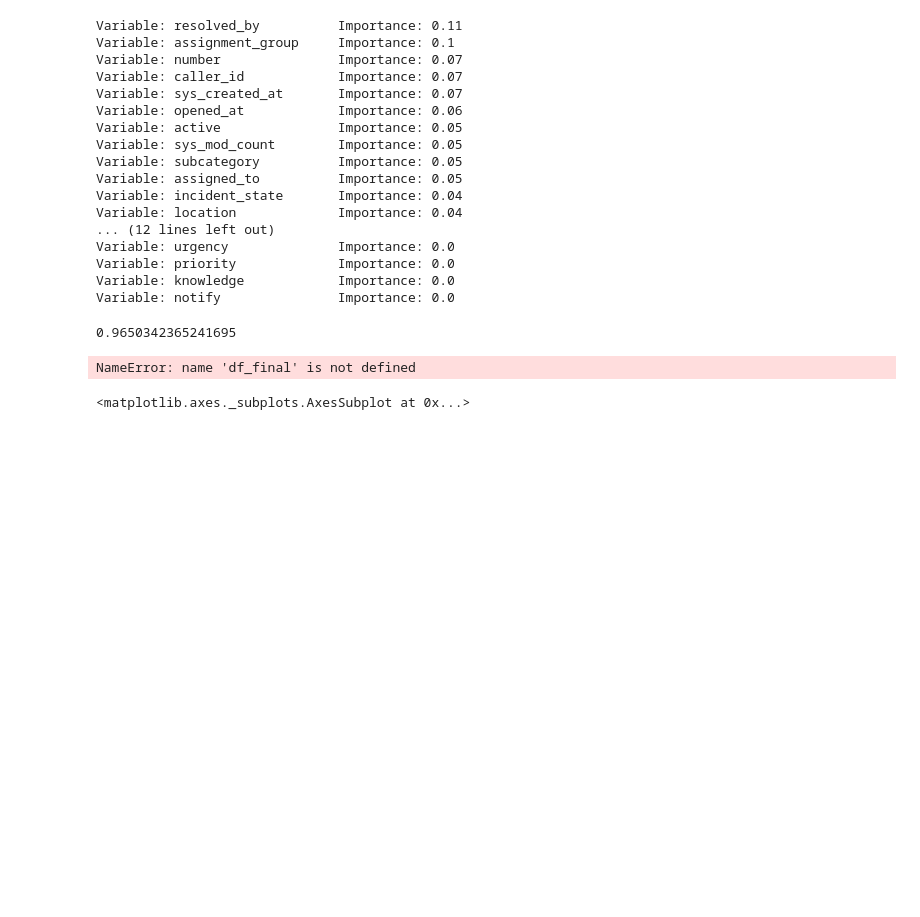
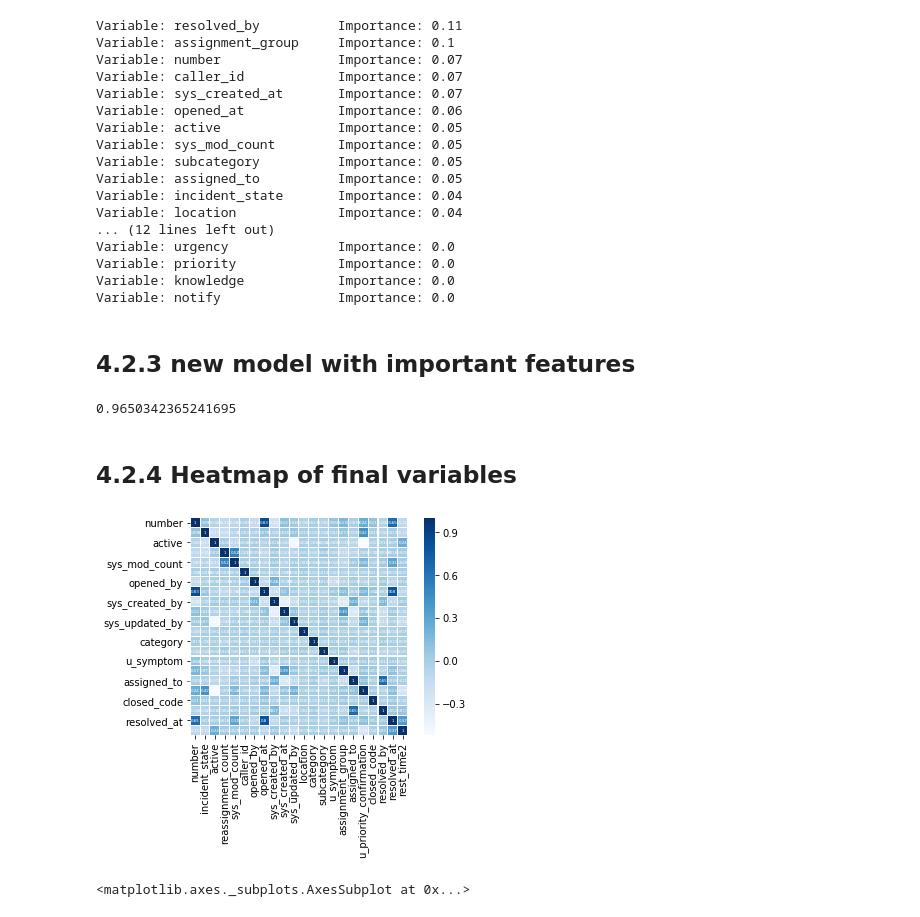
Before and after one commit to unclestay/ESILV---Python-for-data-analysis---devoir-2020, a Jupyter notebook: project.ipynb, the cells around one changed output. Drawn from its saved outputs; the diff is of its cells as text; code cells hidden in the pictures; blank space fills up the shorter version.

```diff
--- a/project.ipynb
+++ b/project.ipynb
@@ -696,6 +663,8 @@ Variable: urgency              Importance: 0.0
 Variable: priority             Importance: 0.0
 Variable: knowledge            Importance: 0.0
 Variable: notify               Importance: 0.0
+# %% [markdown]
+## 4.2.3 new model with important features
 # %%
 df_final2 = df.drop(["reopen_count","made_sla","contact_type","impact","urgency",
                     "priority","knowledge","notify"], axis=1)
@@ -714,8 +683,10 @@ score3 = get_score(algorithme3, X_train3, X_test3, Y_train3, Y_test3)
 score3
 # %% [output]
 0.9650342365241695
+# %% [markdown]
+## 4.2.4 Heatmap of final variables
 # %%
 import seaborn as sns
-heat = sns.heatmap(df_final.corr(), square=True,linewidths = 0.05, annot=True, annot_kws={'size':4,'color':'white'}, cmap="Blues")
+heat = sns.heatmap(df_final2.corr(), square=True,linewidths = 0.05, annot=True, annot_kws={'size':4,'color':'white'}, cmap="Blues")
 # %% [output]
-NameError: name 'df_final' is not defined
+[figure, added]
```
Also changed, not shown: parts of 22 cells of this notebook.
